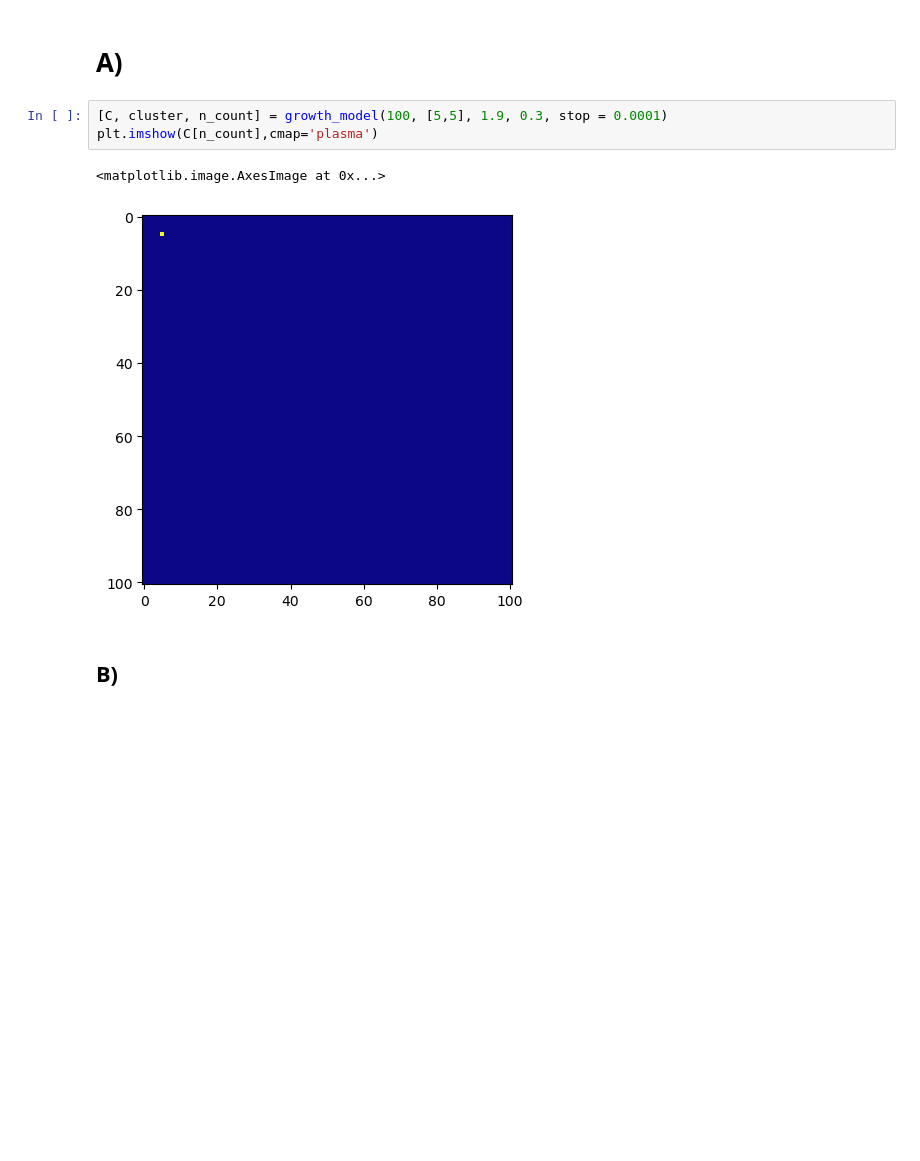
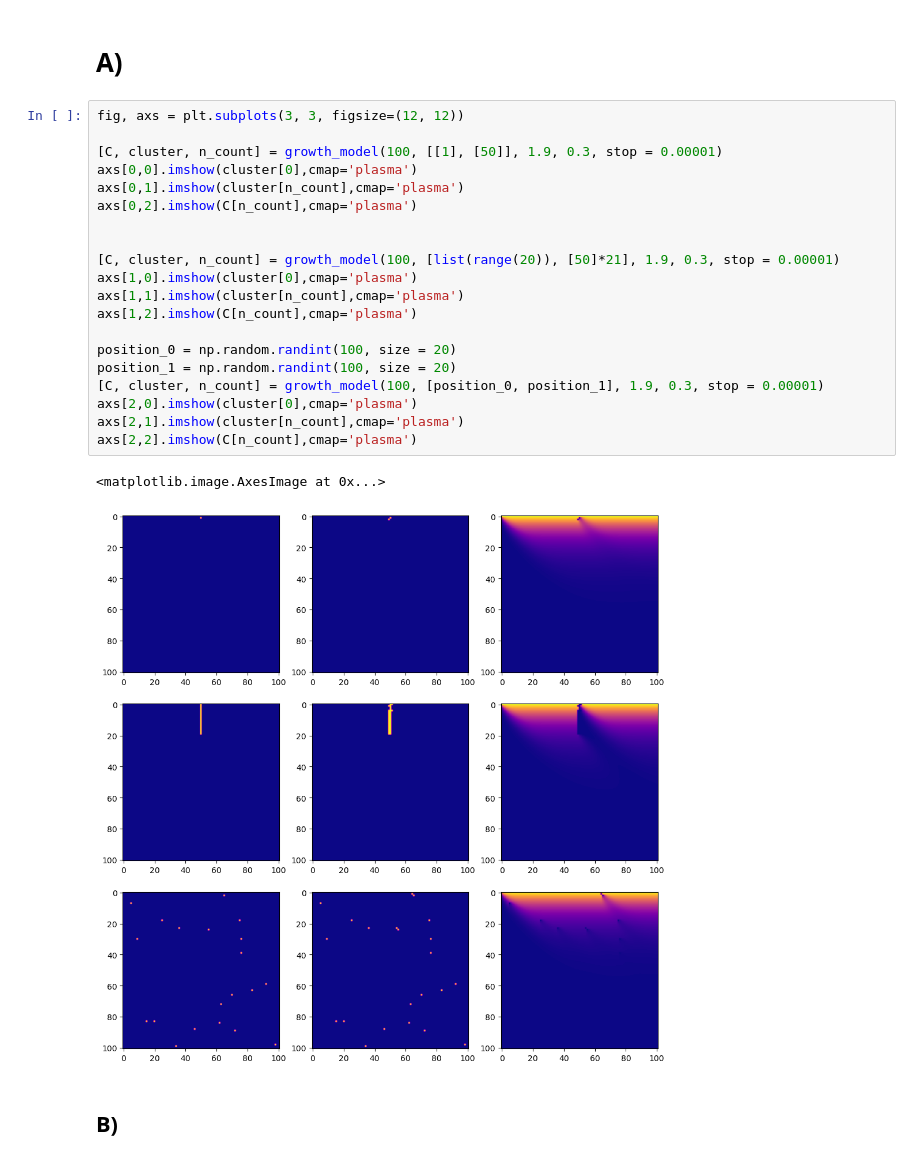
Before and after one commit to JuanSandalinas/Scientific-Computing, a Jupyter notebook: Set 2/Questions_Set_2.ipynb, the cells around one changed output. Saved outputs shown, nothing was run; the diff lists cells and outputs as text; blank space fills up the shorter version.

```diff
--- a/Set 2/Questions_Set_2.ipynb
+++ b/Set 2/Questions_Set_2.ipynb
@@ -6,12 +6,29 @@ from monte_carlo import Monte_carlo_dla
 from growth_model import growth_model
 # %% [markdown]
 # A)
-# %%
-[C, cluster, n_count] = growth_model(100, [5,5], 1.9, 0.3, stop = 0.0001)
-plt.imshow(C[n_count],cmap='plasma')
-# %% [output]
-<matplotlib.image.AxesImage at 0x...>
-[figure, removed]
+# %%
+fig, axs = plt.subplots(3, 3, figsize=(12, 12))
+
+[C, cluster, n_count] = growth_model(100, [[1], [50]], 1.9, 0.3, stop = 0.00001)
+axs[0,0].imshow(cluster[0],cmap='plasma')
+axs[0,1].imshow(cluster[n_count],cmap='plasma')
+axs[0,2].imshow(C[n_count],cmap='plasma')
+
+
+[C, cluster, n_count] = growth_model(100, [list(range(20)), [50]*21], 1.9, 0.3, stop = 0.00001)
+axs[1,0].imshow(cluster[0],cmap='plasma')
+axs[1,1].imshow(cluster[n_count],cmap='plasma')
+axs[1,2].imshow(C[n_count],cmap='plasma')
+
+position_0 = np.random.randint(100, size = 20)
+position_1 = np.random.randint(100, size = 20)
+[C, cluster, n_count] = growth_model(100, [position_0, position_1], 1.9, 0.3, stop = 0.00001)
+axs[2,0].imshow(cluster[0],cmap='plasma')
+axs[2,1].imshow(cluster[n_count],cmap='plasma')
+axs[2,2].imshow(C[n_count],cmap='plasma')
+# %% [output]
+<matplotlib.image.AxesImage at 0x...>
+[figure, added]
 # %% [markdown]
 ## B)
 # %%
```
